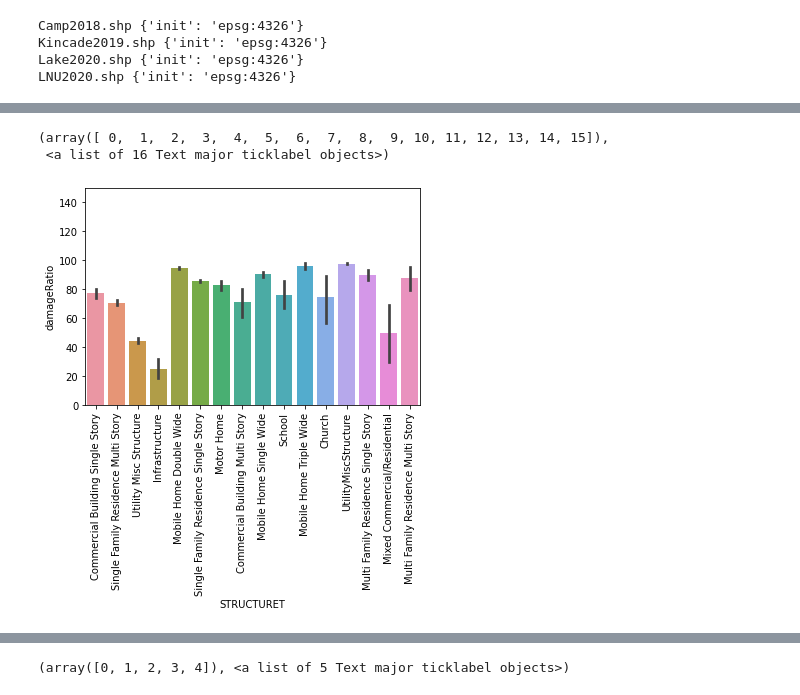
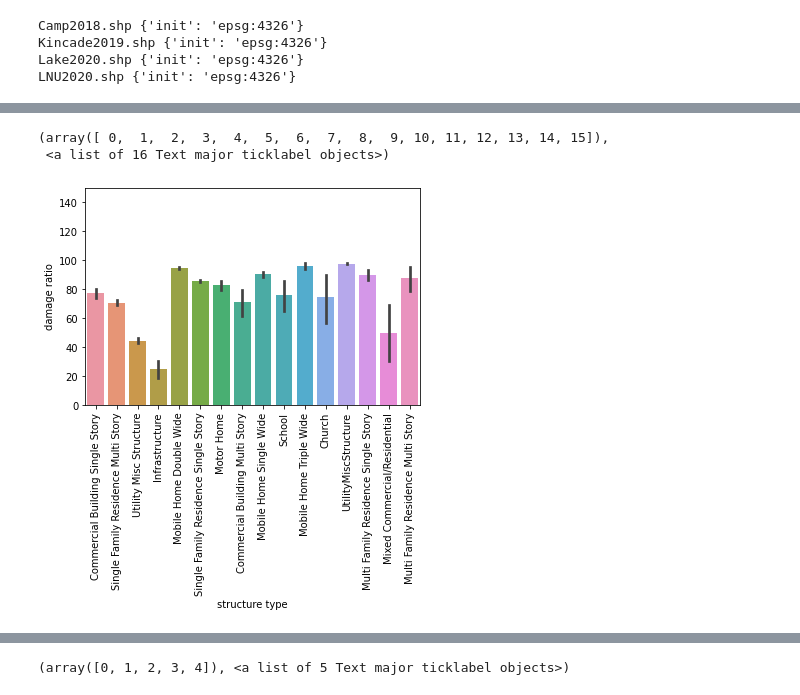
Before and after one commit to mkjeddi/WildfireForecaster, a Jupyter notebook: Section1.ipynb, the cells around one changed output, grey strips where cells are left out. Drawn from its saved outputs; the diff is of its cells as text; code cells hidden in the pictures.

```diff
--- a/Section1.ipynb
+++ b/Section1.ipynb
@@ -51,9 +51,10 @@ dins.at[dins['DAMAGE'] == 'Destroyed (>50%)', 'damageRatio'] = 100
 # %%
 #damage ratio for different types of structures
 ax = sns.barplot(x='STRUCTURET', y="damageRatio", data=dins)#, order=["No Damage", "Affected (1-9%)", "Minor (10-25%)", "Major (26-50%)", "Destroyed (>50%)"])
+ax.set(xlabel='structure type', ylabel='damage ratio')
 ax.set(ylim=(0, 150))
 plt.xticks(rotation=90)
 # %% [output]
 (array([ 0,  1,  2,  3,  4,  5,  6,  7,  8,  9, 10, 11, 12, 13, 14, 15]),
  <a list of 16 Text major ticklabel objects>)
-[figure, old version]
+[figure, new version]
```
Also changed, not shown: parts of 6 cells of this notebook.
